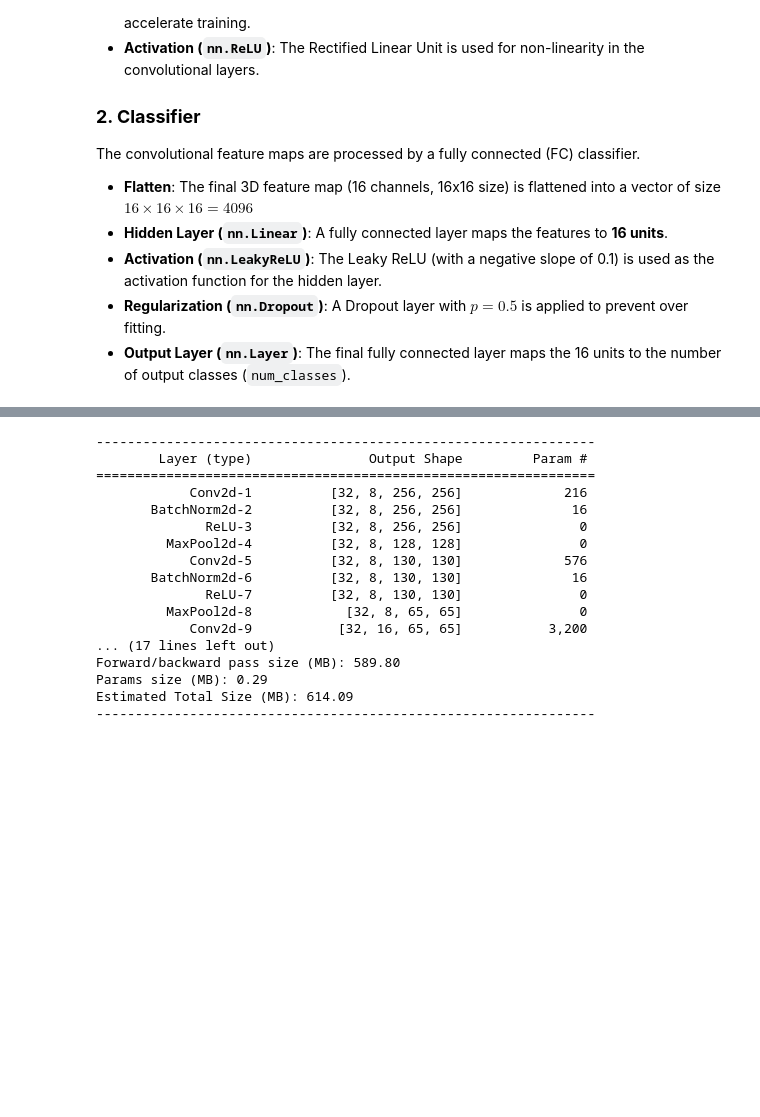
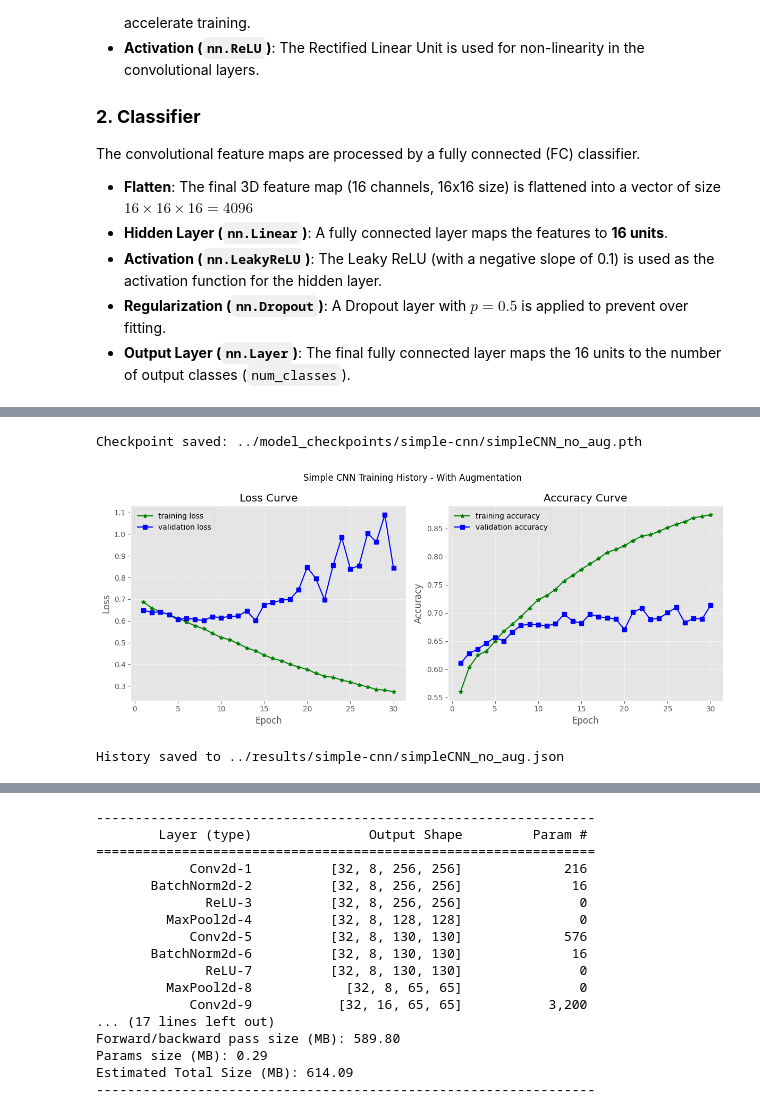
Before and after one commit to DangCongKhai/deep_fake_detection, a Jupyter notebook: notebooks/simple-cnn.ipynb, the cells around one changed output, grey strips where cells are left out. Cells and saved outputs as stored; diff of their text form; code cells hidden in the pictures; blank space fills up the shorter version.

```diff
--- a/notebooks/simple-cnn.ipynb
+++ b/notebooks/simple-cnn.ipynb
@@ -25,0 +72,3 @@ The convolutional feature maps are processed by a fully connected (FC) classifie
+# %%
+train_loader, valid_loader, test_loader = get_data_loaders(
+    DATA_ROOT, MODEL_NAME, BATCH_SIZE, use_augmentation=False)
@@ -25,0 +99,14 @@ The convolutional feature maps are processed by a fully connected (FC) classifie
+# %%
+history = {
+    'model_name': MODEL_NAME,
+    'EPOCHS': EPOCHS,
+    'model_saved_path': '',
+    'train_losses': [],
+    'valid_losses': [],
+    'train_accuracy': [],
+    'valid_accuracy': [],
+    'valid_f1': [],
+    'valid_auc': [],
+    'best_accuracy': [],
+    'best_epoch': [],
+}
@@ -25,0 +178,42 @@ The convolutional feature maps are processed by a fully connected (FC) classifie
+# %%
+save_name = f"{MODEL_WEIGHTS}/{MODEL_NAME}_{TASK_NAME}.pth"
+save_checkpoint(model, optimizer, save_name)
+# %% [output]
+Checkpoint saved: ../model_checkpoints/simple-cnn/simpleCNN_no_aug.pth
+# %%
+import matplotlib.pyplot as plt
+plt.style.use('ggplot')
+
+epochs = range(1, len(history["train_losses"]) + 1)
+
+fig, ax = plt.subplots(1, 2, figsize=(12, 5))
+
+plt.suptitle("Simple CNN Training History - With Augmentation")
+
+ax[0].plot(epochs, history["train_losses"], label='training loss', marker='*', color='green')
+ax[0].plot(epochs, history["valid_losses"], label='validation loss', marker='s', color='blue')
+ax[0].set_title("Loss Curve")
+ax[0].set_xlabel("Epoch")
+ax[0].set_ylabel("Loss")
+ax[0].legend()
+ax[0].grid(True, linestyle='--', alpha=0.7)
+
+ax[1].plot(epochs, history["train_accuracy"], label='training accuracy', marker='*', color='green')
+ax[1].plot(epochs, history["valid_accuracy"], label='validation accuracy', marker='s', color='blue')
+ax[1].set_title("Accuracy Curve")
+ax[1].set_xlabel("Epoch")
+ax[1].set_ylabel("Accuracy")
+ax[1].legend()
+ax[1].grid(True, linestyle='--', alpha=0.7)
+
+img_save = f"{RESULTS_DIR}/{MODEL_NAME}_{TASK_NAME}.png"
+plt.savefig(img_save)
+plt.tight_layout()
+plt.show()
+# %% [output]
+[figure, added]
+# %%
+json_filename = f"{RESULTS_DIR}/{MODEL_NAME}_{TASK_NAME}.json"
+save_experiment_json(history, json_filename)
+# %% [output]
+History saved to ../results/simple-cnn/simpleCNN_no_aug.json
```
Also changed, not shown: parts of 61 cells of this notebook, 1 other file.
